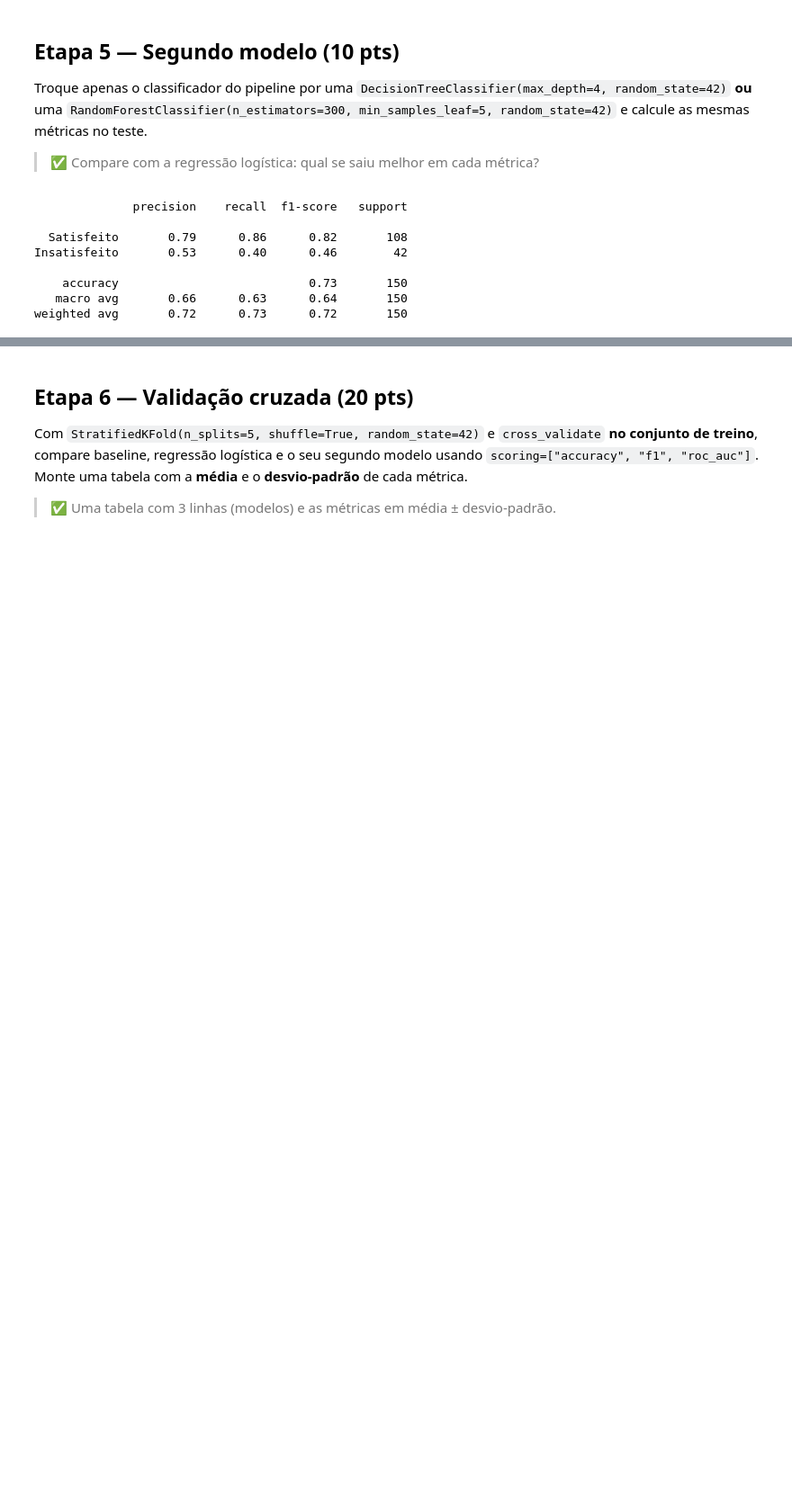
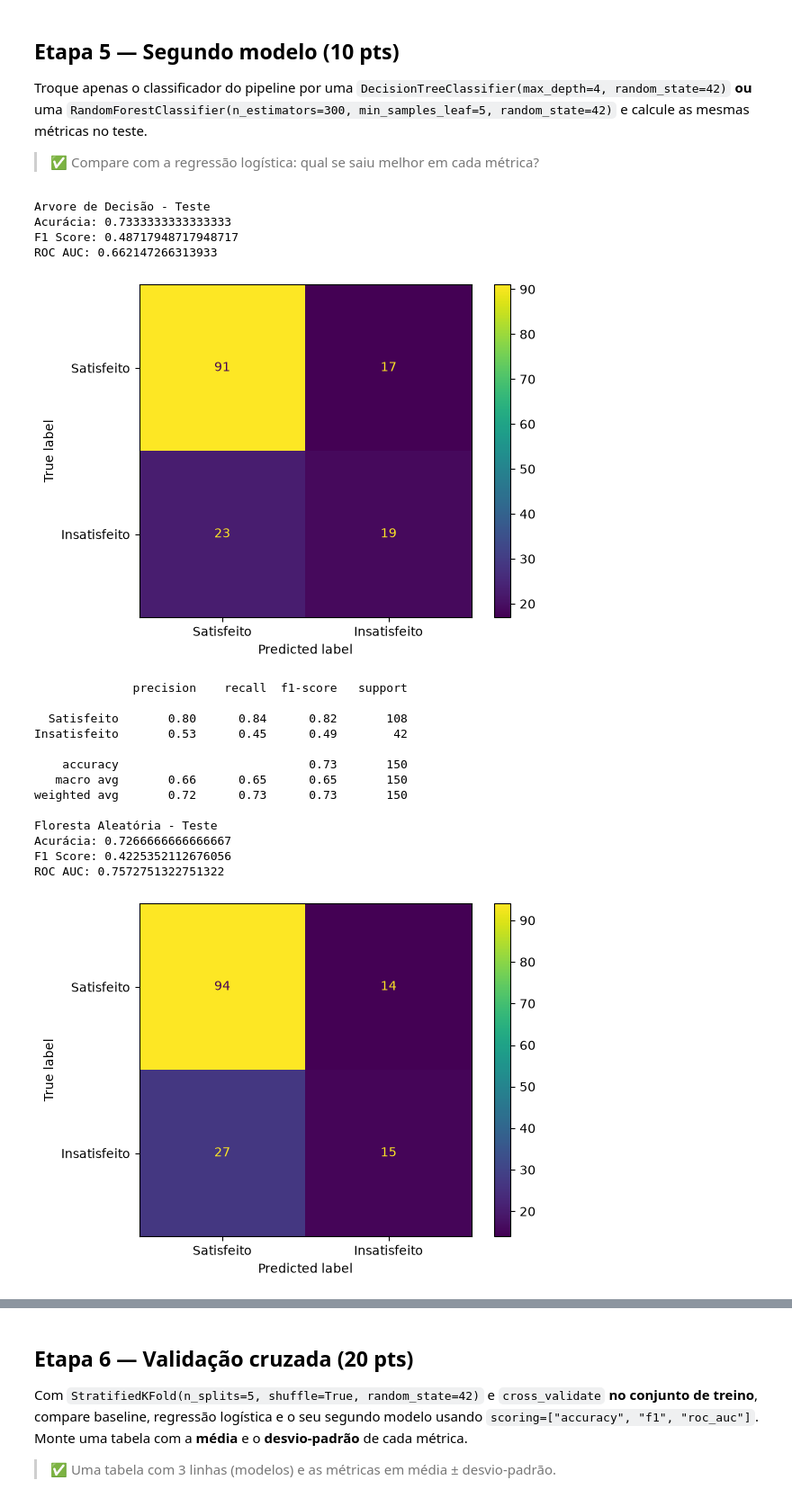
Before and after one commit to aleclemente/data-science, a Jupyter notebook: pos-1029-analise-e-ciencia-de-dados/aula-14-scikit-learn-fluxo-ml/Aula14_Alexandre_Clemente.ipynb, the cells around one changed output, grey strips where cells are left out. Shown at 90% size. Saved outputs shown, nothing was run; the diff lists cells and outputs as text; code cells hidden in the pictures; blank space fills up the shorter version.

```diff
--- a/pos-1029-analise-e-ciencia-de-dados/aula-14-scikit-learn-fluxo-ml/Aula14_Alexandre_Clemente.ipynb
+++ b/pos-1029-analise-e-ciencia-de-dados/aula-14-scikit-learn-fluxo-ml/Aula14_Alexandre_Clemente.ipynb
@@ -168,17 +188,50 @@ Troque apenas o classificador do pipeline por uma `DecisionTreeClassifier(max_de
 > ✅ Compare com a regressão logística: qual se saiu melhor em cada métrica?
 # %%
 
-modelo_2 = Pipeline([("preprocess", preprocess), ("clf", LogisticRegression(max_iter=1000))])
+modelo_2 = Pipeline([("preprocess", preprocess), ("clf", DecisionTreeClassifier(max_depth=4, random_state=42))])
 modelo_2.fit(X_treino, y_treino)
 
 y_pred_2 = modelo_2.predict(X_teste)
+y_pred_proba_2 = modelo_2.predict_proba(X_teste)[:, 1]
+
+print("Arvore de Decisão - Teste")
+print("Acurácia:", accuracy_score(y_teste, y_pred_2))
+print("F1 Score:", f1_score(y_teste, y_pred_2))
+print("ROC AUC:", roc_auc_score(y_teste, y_pred_proba_2))
+ConfusionMatrixDisplay.from_predictions(y_teste, y_pred_2, display_labels=["Satisfeito", "Insatisfeito"])
+plt.show()
 print(classification_report(y_teste, y_pred_2, target_names=["Satisfeito", "Insatisfeito"]))
+
+modelo_3 = Pipeline([("preprocess", preprocess), ("clf", RandomForestClassifier(n_estimators=300, min_samples_leaf=5, random_state=42))])
+modelo_3.fit(X_treino, y_treino)
+
+y_pred_3 = modelo_3.predict(X_teste)
+y_pred_proba_3 = modelo_3.predict_proba(X_teste)[:, 1]
+
+print("Floresta Aleatória - Teste")
+print("Acurácia:", accuracy_score(y_teste, y_pred_3))
+print("F1 Score:", f1_score(y_teste, y_pred_3))
+print("ROC AUC:", roc_auc_score(y_teste, y_pred_proba_3))
+ConfusionMatrixDisplay.from_predictions(y_teste, y_pred_3, display_labels=["Satisfeito", "Insatisfeito"])
+plt.show()
+print(classification_report(y_teste, y_pred_3, target_names=["Satisfeito", "Insatisfeito"]))
 # %% [output]
-              precision    recall  f1-score   support
-
-  Satisfeito       0.79      0.86      0.82       108
-Insatisfeito       0.53      0.40      0.46        42
-
-    accuracy                           0.73       150
-   macro avg       0.66      0.63      0.64       150
-weighted avg       0.72      0.73      0.72       150
+Arvore de Decisão - Teste
+Acurácia: 0.7333333333333333
+F1 Score: 0.48717948717948717
+ROC AUC: 0.662147266313933
+[figure, added]
+              precision    recall  f1-score   support
+
+  Satisfeito       0.80      0.84      0.82       108
+Insatisfeito       0.53      0.45      0.49        42
+
+    accuracy                           0.73       150
+   macro avg       0.66      0.65      0.65       150
+weighted avg       0.72      0.73      0.73       150
+
+Floresta Aleatória - Teste
+Acurácia: 0.7266666666666667
+F1 Score: 0.4225352112676056
+ROC AUC: 0.7572751322751322
+[figure, added]
```
Also changed, not shown: parts of 13 cells of this notebook.
